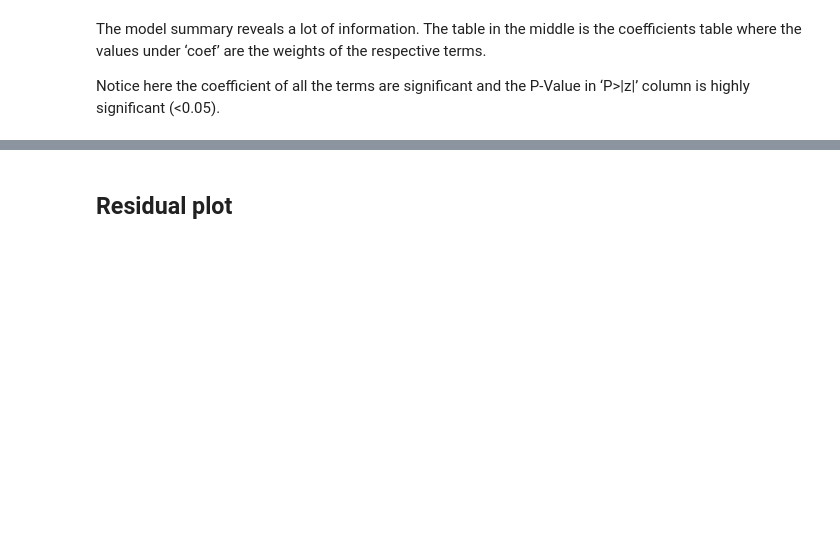
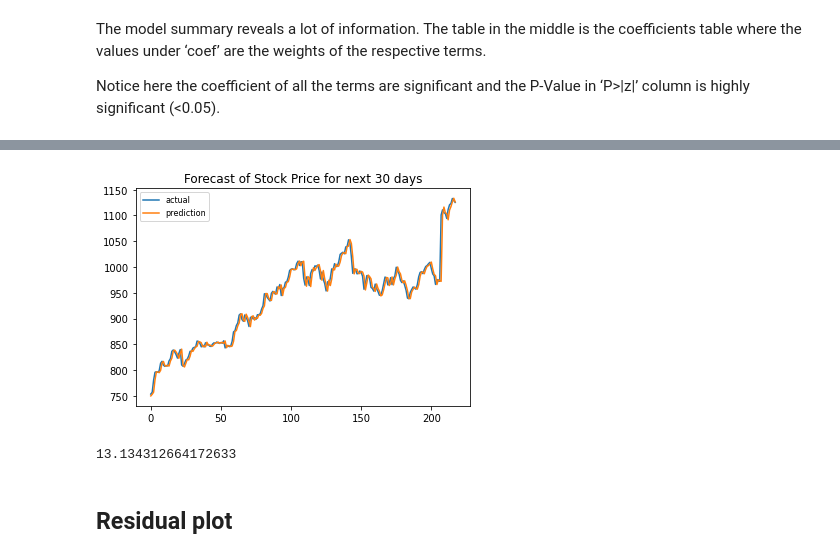
Before and after one commit to Pallavi43/Springboard, a Jupyter notebook: projects/stock_price_timeseries/ARIMA_model.ipynb, the cells around one changed output, grey strips where cells are left out. Drawn from its saved outputs; the diff is of its cells as text; code cells hidden in the pictures; blank space fills up the shorter version.

```diff
--- a/projects/stock_price_timeseries/ARIMA_model.ipynb
+++ b/projects/stock_price_timeseries/ARIMA_model.ipynb
@@ -261,3 +355,31 @@ Notice here the coefficient of all the terms are significant and the P-Value in
+# %%
+#rng = (amazon_cl_15_17.loc[pd.to_datetime('2017'):pd.to_datetime('2018')]).shape[0]
+amazon_cl_15_17_list = list(map(lambda x: x[0],amazon_cl_15_17.values.tolist()))
+train_size = amazon_cl_15_17.loc[pd.to_datetime('2015'):pd.to_datetime('2017')].shape[0]
+train_list = amazon_cl_15_17_list[:train_size]
+test_list = amazon_cl_15_17_list[train_size:]
+pred = []
+
+for i in range(len(test_list)):
+    arima_model = ARIMA(train_list,order = (2,1,2))
+    fitted = arima_model.fit()
+    forecast = fitted.forecast()
+    pred.append(forecast[0])
+    del train_list[0]
+    train_list.append(test_list[i])
+plt.plot(test_list, label = 'actual')
+plt.plot(pred, label = 'prediction')
+plt.title('Forecast of Stock Price for next 30 days')
+plt.legend(loc='upper left', fontsize=8)
+plt.show()
+
+rmse_metric = np.sqrt(mean_squared_error(test_list,pred))
+# %% [output]
+[figure, added]
+# %%
+rmse_metric
+# %% [output]
+13.134312664172633
 # %% [markdown]
 ## Residual plot<a class="anchor" id="resid"></a>
 # %% [markdown]
```
Also changed, not shown: parts of 21 cells of this notebook.
